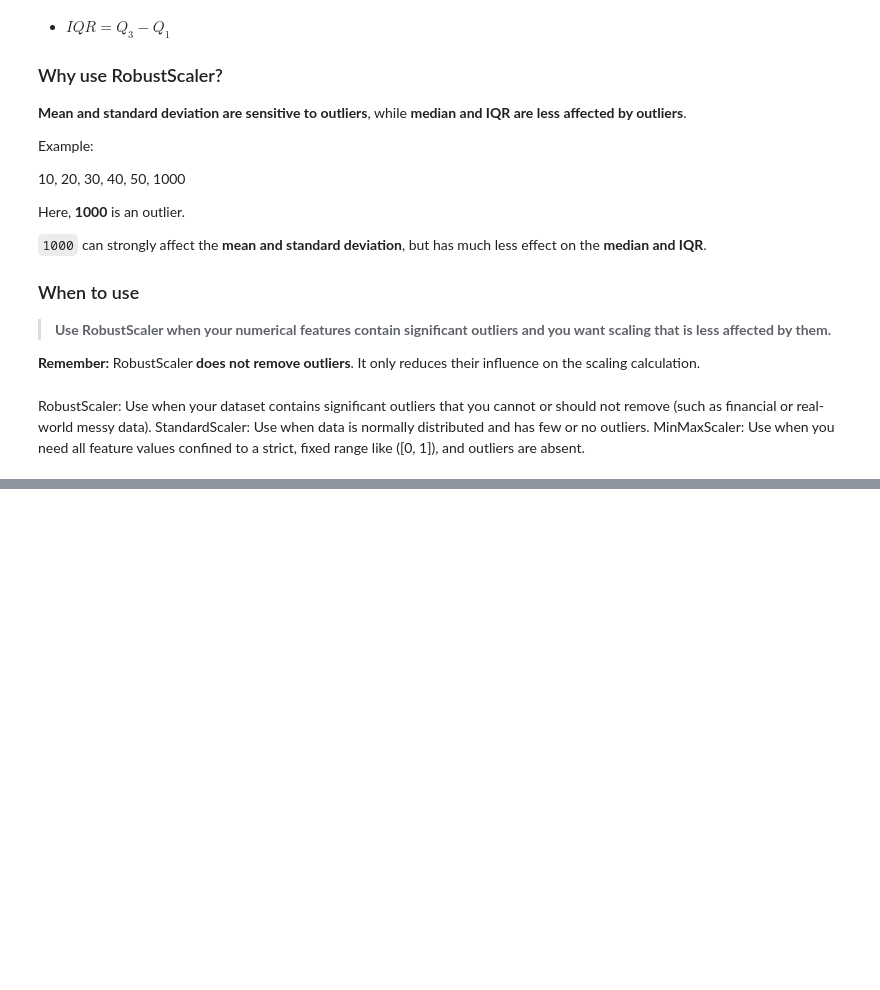
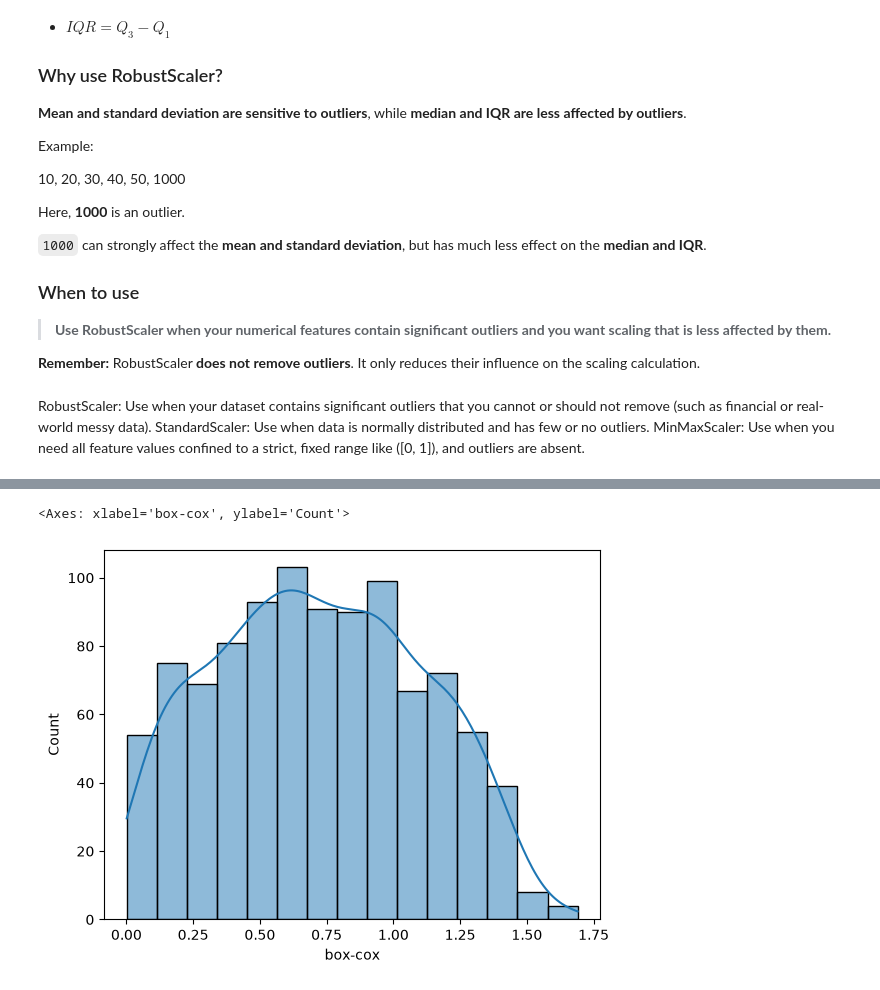
Before and after one commit to UsamaXNaeem528/Generative-Ai, a Jupyter notebook: 06_Week_10_Numpy_Pandas_Visulaization/iii-Scaling_normalization.ipynb, the cells around one changed output, grey strips where cells are left out. Saved outputs shown, nothing was run; the diff lists cells and outputs as text; code cells hidden in the pictures; blank space fills up the shorter version.

```diff
--- a/06_Week_10_Numpy_Pandas_Visulaization/iii-Scaling_normalization.ipynb
+++ b/06_Week_10_Numpy_Pandas_Visulaization/iii-Scaling_normalization.ipynb
@@ -246,0 +273,15 @@ MinMaxScaler: Use when you need all feature values confined to a strict, fixed r
+# %%
+from sklearn.preprocessing import PowerTransformer, QuantileTransformer
+pt_boxcox = PowerTransformer(method='box-cox', standardize=False)
+pt_yeojohson = PowerTransformer(method='yeo-johnson', standardize=False)
+pt_quantile = QuantileTransformer(output_distribution='normal')
+
+# for box data value must be positive
+df['box-cox'] = pt_boxcox.fit_transform(df[['values']] + 1)
+df['box-cox'] = pt_yeojohson.fit_transform(df[['values']] + 1)
+df['box-cox'] = pt_quantile.fit_transform(df[['values']] + 1)
+# %%
+sns.histplot(df['box-cox'], kde=True)
+# %% [output]
+<Axes: xlabel='box-cox', ylabel='Count'>
+[figure, added]
```
Also changed, not shown: parts of 5 cells of this notebook.
